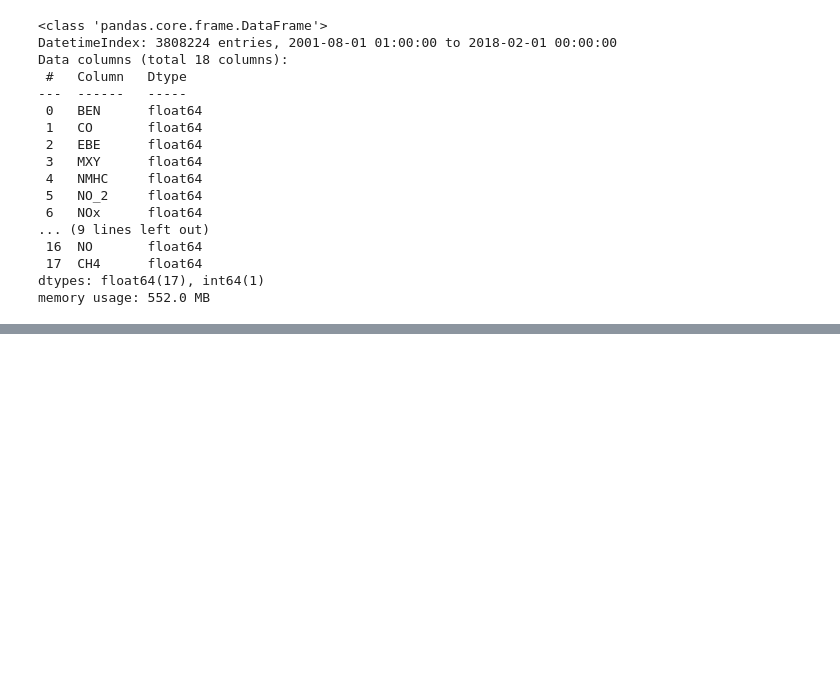
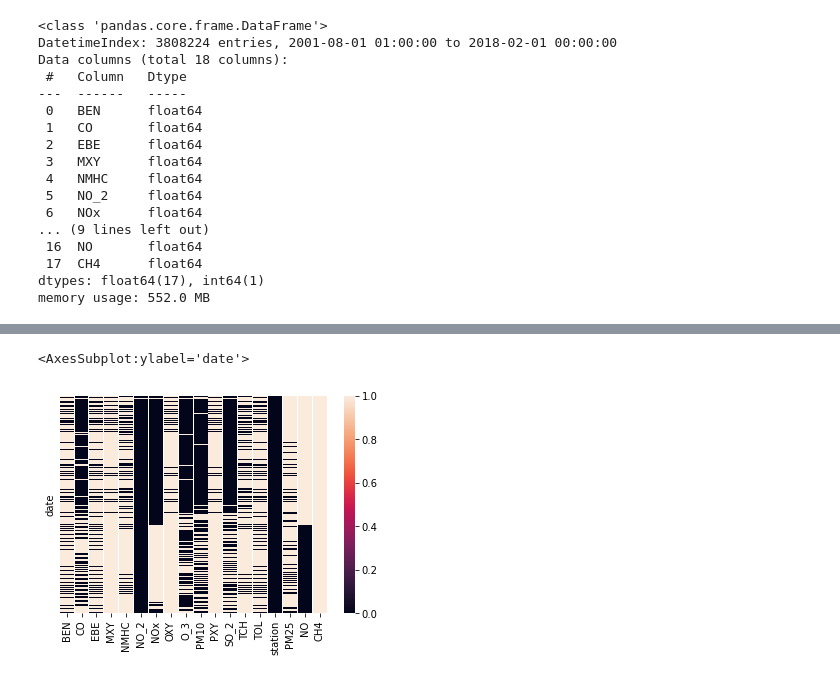
Before and after one commit to lisachukwu/PP22-W607, a Jupyter notebook: W706.ipynb, the cells around one changed output, grey strips where cells are left out. Cells and saved outputs as stored; diff of their text form; code cells hidden in the pictures; blank space fills up the shorter version.

Commit message:
data cleaning

```diff
--- a/W706.ipynb
+++ b/W706.ipynb
@@ -44,0 +152,6 @@ df.head()
+# %%
+#visualization of null datas
+sns.heatmap(df.isnull(),yticklabels=False)
+# %% [output]
+<AxesSubplot:ylabel='date'>
+[figure, added]
```
Also changed, not shown: parts of 15 cells of this notebook, 1 other file.
